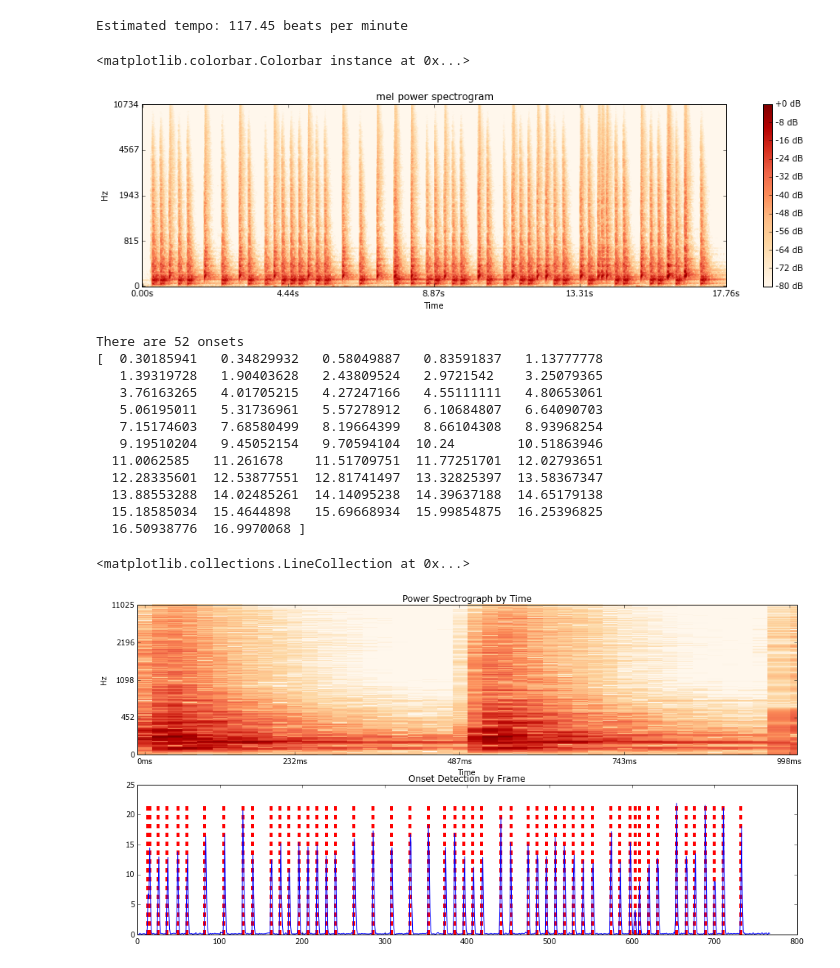
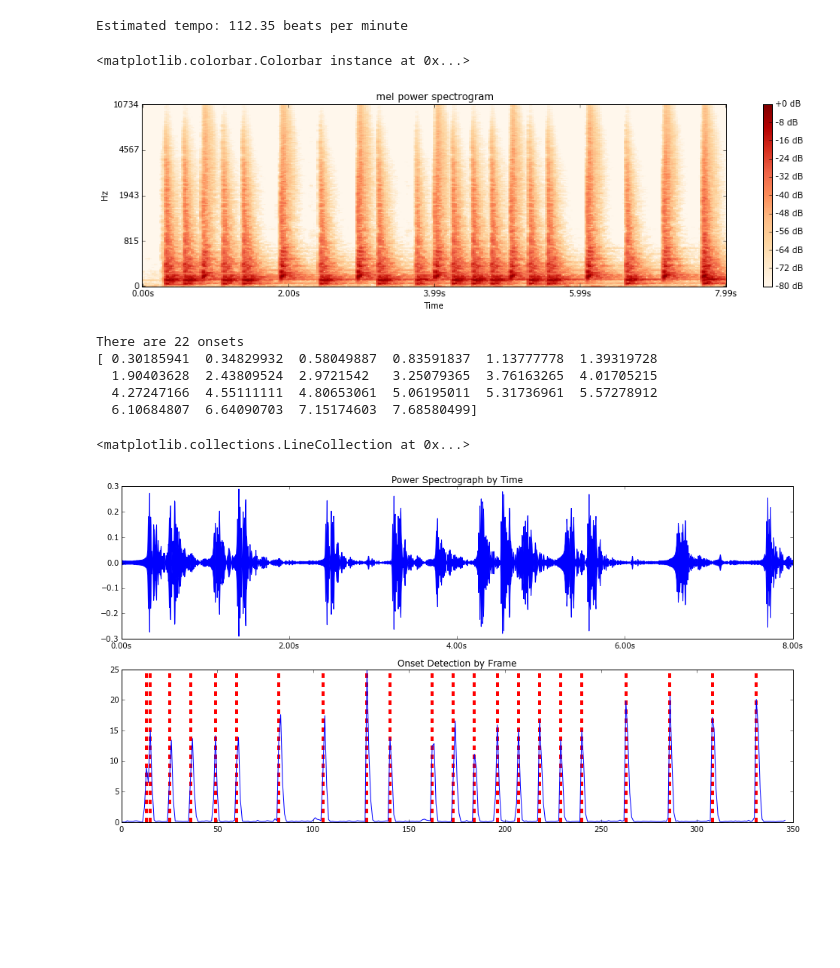
Before and after one commit to dsiah/Drum-Research, a Jupyter notebook: LibrosaStarter.ipynb, the cells around one changed output. Cells and saved outputs as stored; diff of their text form; code cells hidden in the pictures; blank space fills up the shorter version.

```diff
--- a/LibrosaStarter.ipynb
+++ b/LibrosaStarter.ipynb
@@ -7,7 +8,8 @@ import IPython.display
 # has to be set in order to show the image in notebook
 %matplotlib inline
 # %%
-y, sr = librosa.load("/Users/muddCS15/Documents/RealDrums/and-kick-snare.wav")
+# os.chdir("./and-snare-kick.wav")
+y, sr = librosa.load("./and-kick-snare.wav", duration=8)
 # returns a numpy array series => assigned to y
 #   and the sampling rate of y => assigned to sr (signal rate)
 # %%
@@ -19,7 +21,7 @@ tempo, beat_frames = librosa.beat.beat_track(y=y, sr=sr)
 # %%
 print('Estimated tempo: {:.2f} beats per minute'.format(tempo))
 # %% [output]
-Estimated tempo: 117.45 beats per minute
+Estimated tempo: 112.35 beats per minute
 # %%
 # Save the frames to CSV
 beat_times = librosa.frames_to_time(beat_frames, sr=sr)
@@ -39,7 +41,7 @@ plt.title('mel power spectrogram')
 plt.colorbar(format='%+02.0f dB')
 # %% [output]
 <matplotlib.colorbar.Colorbar instance at 0x...>
-[figure, old version]
+[figure, new version]
 # %%
 onset_frames = librosa.onset.onset_detect(y=y, sr=sr)
 # %%
@@ -48,30 +50,24 @@ print  "There are %d onsets" % len(onset_times)
 print onset_times
 o_env = librosa.onset.onset_strength(y, sr=sr)
 # %% [output]
-There are 52 onsets
-[  0.30185941   0.34829932   0.58049887   0.83591837   1.13777778
-   1.39319728   1.90403628   2.43809524   2.9721542    3.25079365
-   3.76163265   4.01705215   4.27247166   4.55111111   4.80653061
-   5.06195011   5.31736961   5.57278912   6.10684807   6.64090703
-   7.15174603   7.68580499   8.19664399   8.66104308   8.93968254
-   9.19510204   9.45052154   9.70594104  10.24        10.51863946
-  11.0062585   11.261678    11.51709751  11.77251701  12.02793651
-  12.28335601  12.53877551  12.81741497  13.32825397  13.58367347
-  13.88553288  14.02485261  14.14095238  14.39637188  14.65179138
-  15.18585034  15.4644898   15.69668934  15.99854875  16.25396825
-  16.50938776  16.9970068 ]
+There are 22 onsets
+[ 0.30185941  0.34829932  0.58049887  0.83591837  1.13777778  1.39319728
+  1.90403628  2.43809524  2.9721542   3.25079365  3.76163265  4.01705215
+  4.27247166  4.55111111  4.80653061  5.06195011  5.31736961  5.57278912
+  6.10684807  6.64090703  7.15174603  7.68580499]
 # %%
-D = np.abs(librosa.stft(y2))**2
+D = np.abs(librosa.stft(y))**2
 plt.figure(figsize=(16,8))
 
 plt.subplot(2, 1, 1)
 plt.title('Power Spectrograph by Time')
-librosa.display.specshow(librosa.logamplitude(D, ref_power=np.max), x_axis='time', y_axis='log')
+#librosa.display.specshow(librosa.logamplitude(D, ref_power=np.max), x_axis='time', y_axis='log')
+librosa.display.waveplot(y=y)
 
 plt.subplot(2, 1, 2)
 plt.title('Onset Detection by Frame')
 plt.plot(o_env, label="Onset strength")
 plt.vlines(onset_frames, 0, o_env.max(), color='r', linewidth=4.00, linestyles="--")
 # %% [output]
 <matplotlib.collections.LineCollection at 0x...>
-[figure, old version]
+[figure, new version]
```
Also changed, not shown: parts of 2 cells of this notebook, 2 other files.
